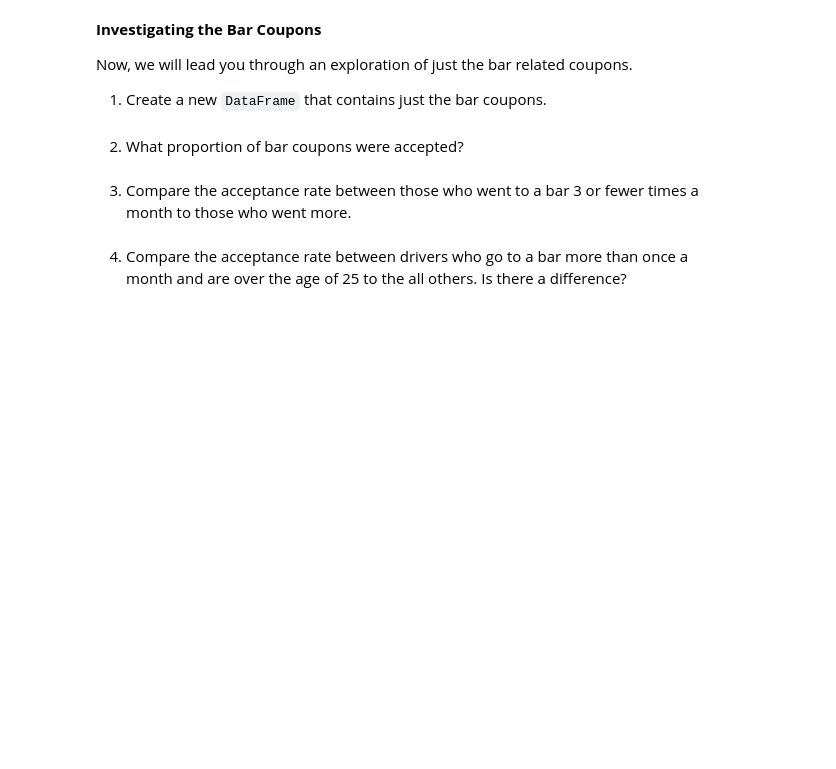
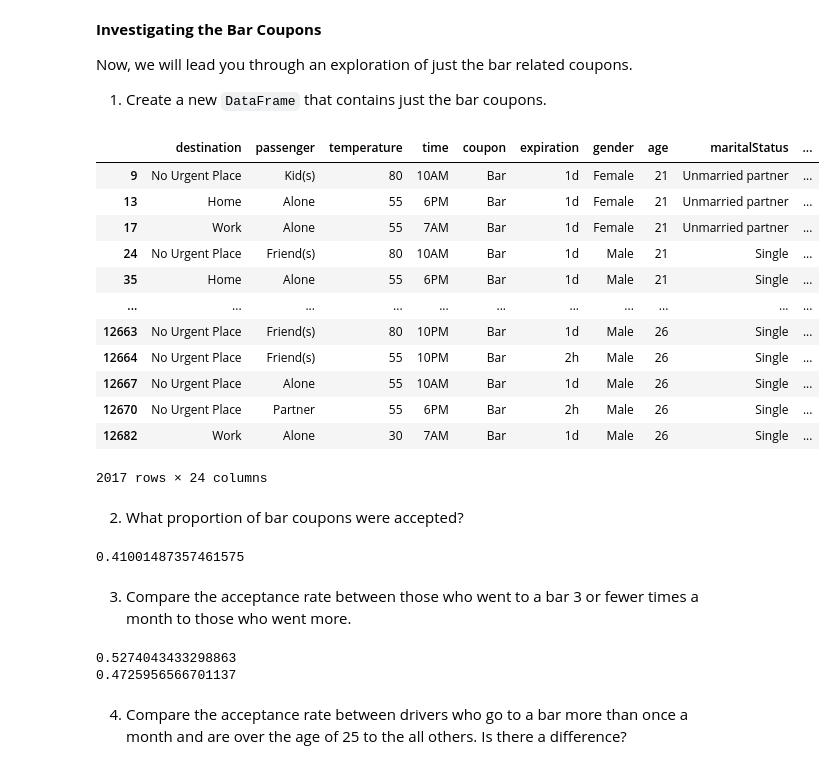
Before and after one commit to SenorMega/CouponAcceptanceTrends, a Jupyter notebook: prompt.ipynb, the cells around one changed output. Cells and saved outputs as stored; diff of their text form; code cells hidden in the pictures; blank space fills up the shorter version.

```diff
--- a/prompt.ipynb
+++ b/prompt.ipynb
@@ -151,3 +156,40 @@ data
+# %%
+# Lets make some functions!
+def post_filter_proportion(filtered_data):
+    return filtered_data["Y"].sum() / len(filtered_data)
+
+def bar_coupons_only_filter(data):
+    return data[data["coupon"]=="Bar"]
+
+def bar_three_or_less_per_month_filter(data):
+    return data.loc[ (data['Bar']=='1-3') | (data['Bar']=='less1') | (data['Bar']=='1-3') ]
+
+def bar_over_once_month_filter(data):
+    return data.loc[ (data['Bar']=='1-3') | (data['Bar']=='4-8') | (data['Bar']=='gt8') ]
+
+def over_age_25_filter(data):
+    return data.loc[ (data['age'] > 25) ]
+
+def age_25_and_under_filter(data):
+    return data.loc[ (data['age'] <= 25) ]
+
+def no_kid_passengers_filter(data):
+    return data.loc[ (data['passenger']=='Alone') | (data['passenger']=='Friend(s)') | (data['passenger']=='Partner') ]
+
+def no_farmingFishingForestry_filter(data):
+    return data.loc[ (data['occupation']!='Farming Fishing & Forestry') ]
+
+def no_widows_filter(data):
+    return data.loc[ (data['maritalStatus'] != 'Widowed')]
+
+def under_age_30_filter(data):
+    return data.loc[ (data['age'] < 30) ]
+
+def cheap_rest_over_4_times_filter(data):
+    return data.loc[ (data['RestaurantLessThan20']=='4-8') | (data['RestaurantLessThan20']=='gt8') ]
+
+def income_under_50k_filter(data):
+    return data.loc[ (data['income']=='Less than $12500') | (data['income']=='$12500 - $24999') | (data['income']=='$25000 - $37499') | (data['income']=='$37500 - $49999')]
 # %% [markdown]
 4. What proportion of the total observations chose to accept the coupon?
 # %%
@@ -183,9 +225,43 @@ sns.histplot(data, x="temperature", hue="Y", multiple="stack")
 Now, we will lead you through an exploration of just the bar related coupons.
 
 1. Create a new `DataFrame` that contains just the bar coupons.
+# %%
+data_bar_coupons_only = bar_coupons_only_filter(data)
+data_bar_coupons_only
+# %% [output]
+|  | destination | passenger | temperature | time | coupon | expiration | gender | age | maritalStatus | ... |
+| 9 | No Urgent Place | Kid(s) | 80 | 10AM | Bar | 1d | Female | 21 | Unmarried partner | ... |
+| 13 | Home | Alone | 55 | 6PM | Bar | 1d | Female | 21 | Unmarried partner | ... |
+| 17 | Work | Alone | 55 | 7AM | Bar | 1d | Female | 21 | Unmarried partner | ... |
+| 24 | No Urgent Place | Friend(s) | 80 | 10AM | Bar | 1d | Male | 21 | Single | ... |
+| 35 | Home | Alone | 55 | 6PM | Bar | 1d | Male | 21 | Single | ... |
+| ... | ... | ... | ... | ... | ... | ... | ... | ... | ... | ... |
+| 12663 | No Urgent Place | Friend(s) | 80 | 10PM | Bar | 1d | Male | 26 | Single | ... |
+| 12664 | No Urgent Place | Friend(s) | 55 | 10PM | Bar | 2h | Male | 26 | Single | ... |
+| 12667 | No Urgent Place | Alone | 55 | 10AM | Bar | 1d | Male | 26 | Single | ... |
+| 12670 | No Urgent Place | Partner | 55 | 6PM | Bar | 2h | Male | 26 | Single | ... |
+| 12682 | Work | Alone | 30 | 7AM | Bar | 1d | Male | 26 | Single | ... |
+2017 rows × 24 columns
 # %% [markdown]
 2. What proportion of bar coupons were accepted?
+# %%
+bar_coupon_acceptance_rate = post_filter_proportion( bar_coupons_only_filter(data) )
+bar_coupon_acceptance_rate
+# %% [output]
+0.41001487357461575
 # %% [markdown]
 3. Compare the acceptance rate between those who went to a bar 3 or fewer times a month to those who went more.
+# %%
+test = bar_three_or_less_per_month_filter( bar_coupons_only_filter(data) )
+test.head(100)
+
+three_or_fewer_acceptance_rate = post_filter_proportion(test)
+print(three_or_fewer_acceptance_rate)
+
+more_than_three_acceptance_rate = 1 - three_or_fewer_acceptance_rate
+print(more_than_three_acceptance_rate)
+# %% [output]
+0.5274043433298863
+0.4725956566701137
 # %% [markdown]
 4. Compare the acceptance rate between drivers who go to a bar more than once a month and are over the age of 25 to the all others.  Is there a difference?
```
Also changed, not shown: parts of 24 cells of this notebook.
